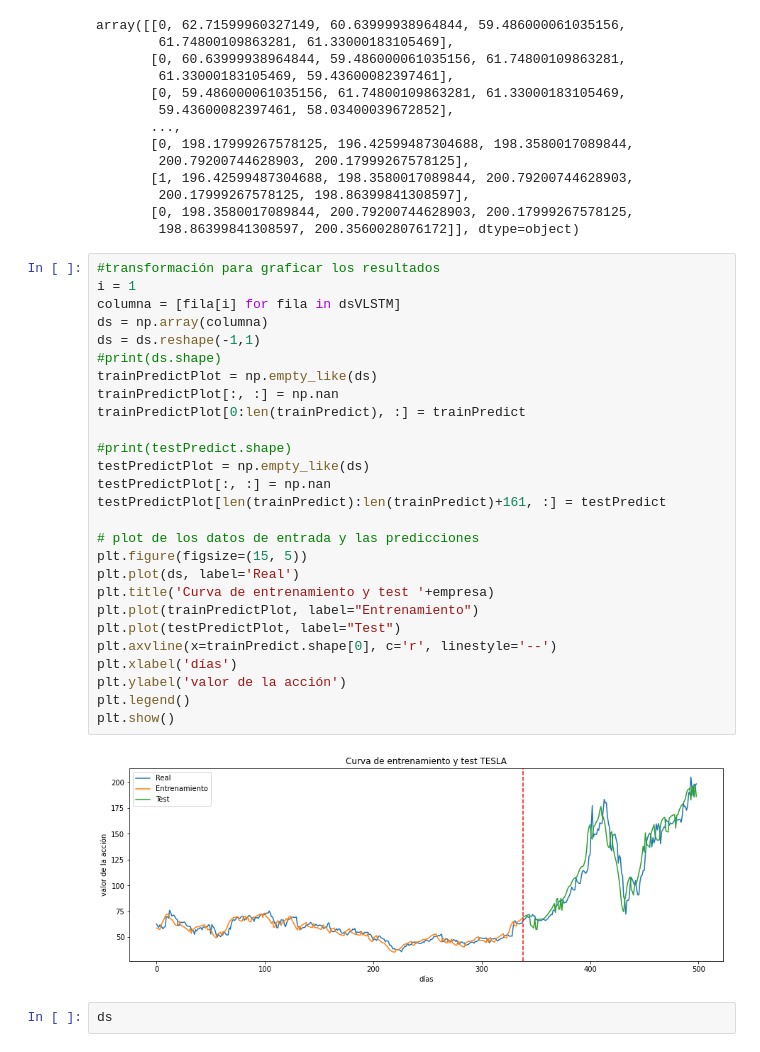
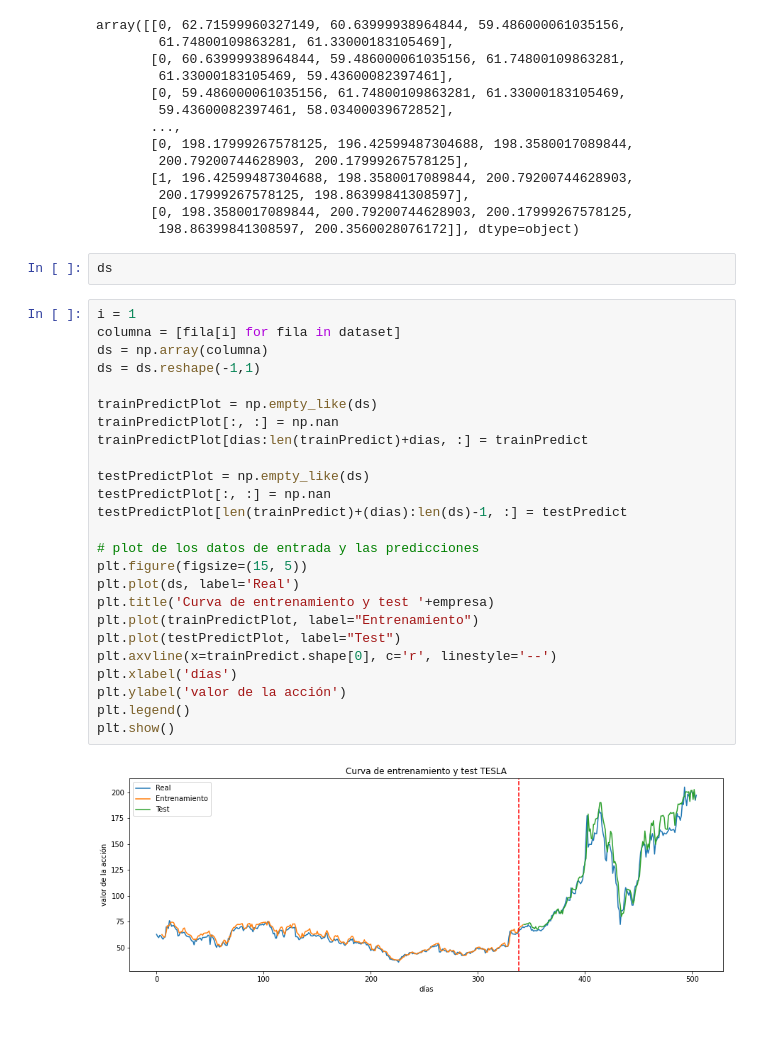
Before and after one commit to alvarezpablo/NLP-Stocks-Price-Prediction, a Jupyter notebook: Tesis_LSTM_DESA.ipynb, the cells around one changed output. Saved outputs shown, nothing was run; the diff lists cells and outputs as text.

```diff
--- a/Tesis_LSTM_DESA.ipynb
+++ b/Tesis_LSTM_DESA.ipynb
@@ -393,34 +349,32 @@ array([[0, 62.71599960327149, 60.63999938964844, 59.486000061035156,
         200.17999267578125, 198.86399841308597],
        [0, 198.3580017089844, 200.79200744628903, 200.17999267578125,
         198.86399841308597, 200.3560028076172]], dtype=object)
-# %%
-#transformación para graficar los resultados
-i = 1
-columna = [fila[i] for fila in dsVLSTM]
-ds = np.array(columna)
-ds = ds.reshape(-1,1)
-#print(ds.shape)
-trainPredictPlot = np.empty_like(ds)
-trainPredictPlot[:, :] = np.nan
-trainPredictPlot[0:len(trainPredict), :] = trainPredict
-
-#print(testPredict.shape)
-testPredictPlot = np.empty_like(ds)
-testPredictPlot[:, :] = np.nan
-testPredictPlot[len(trainPredict):len(trainPredict)+161, :] = testPredict
-
-# plot de los datos de entrada y las predicciones
-plt.figure(figsize=(15, 5))
-plt.plot(ds, label='Real')
-plt.title('Curva de entrenamiento y test '+empresa)
-plt.plot(trainPredictPlot, label="Entrenamiento")
-plt.plot(testPredictPlot, label="Test")
-plt.axvline(x=trainPredict.shape[0], c='r', linestyle='--')
-plt.xlabel('días')
-plt.ylabel('valor de la acción')
-plt.legend()
-plt.show()
-# %% [output]
-[figure, removed]
 # %%
 ds
+# %%
+i = 1
+columna = [fila[i] for fila in dataset]
+ds = np.array(columna)
+ds = ds.reshape(-1,1)
+
+trainPredictPlot = np.empty_like(ds)
+trainPredictPlot[:, :] = np.nan
+trainPredictPlot[dias:len(trainPredict)+dias, :] = trainPredict
+
+testPredictPlot = np.empty_like(ds)
+testPredictPlot[:, :] = np.nan
+testPredictPlot[len(trainPredict)+(dias):len(ds)-1, :] = testPredict
+
+# plot de los datos de entrada y las predicciones
+plt.figure(figsize=(15, 5))
+plt.plot(ds, label='Real')
+plt.title('Curva de entrenamiento y test '+empresa)
+plt.plot(trainPredictPlot, label="Entrenamiento")
+plt.plot(testPredictPlot, label="Test")
+plt.axvline(x=trainPredict.shape[0], c='r', linestyle='--')
+plt.xlabel('días')
+plt.ylabel('valor de la acción')
+plt.legend()
+plt.show()
+# %% [output]
+[figure, added]
```
Also changed, not shown: parts of 6 cells of this notebook.
